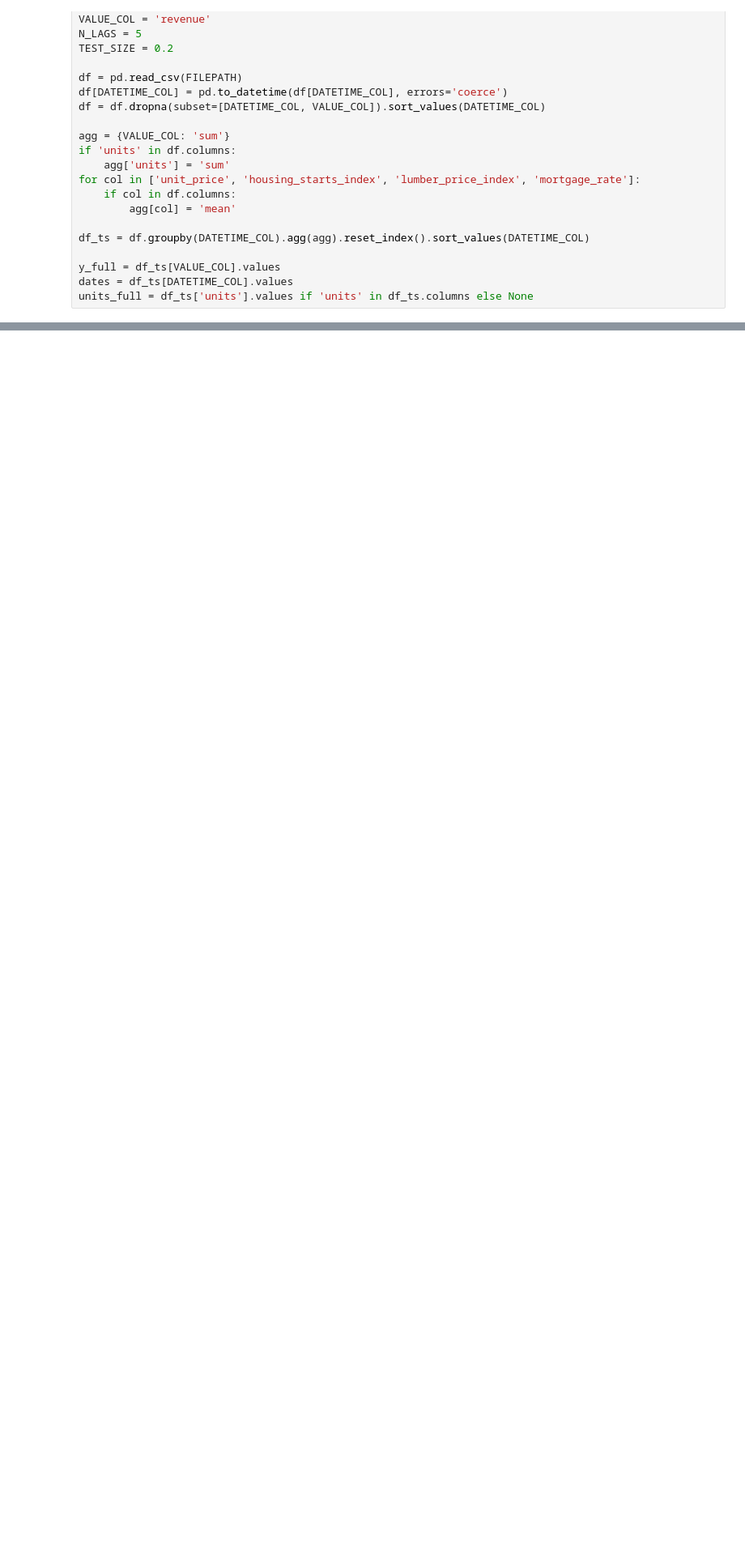
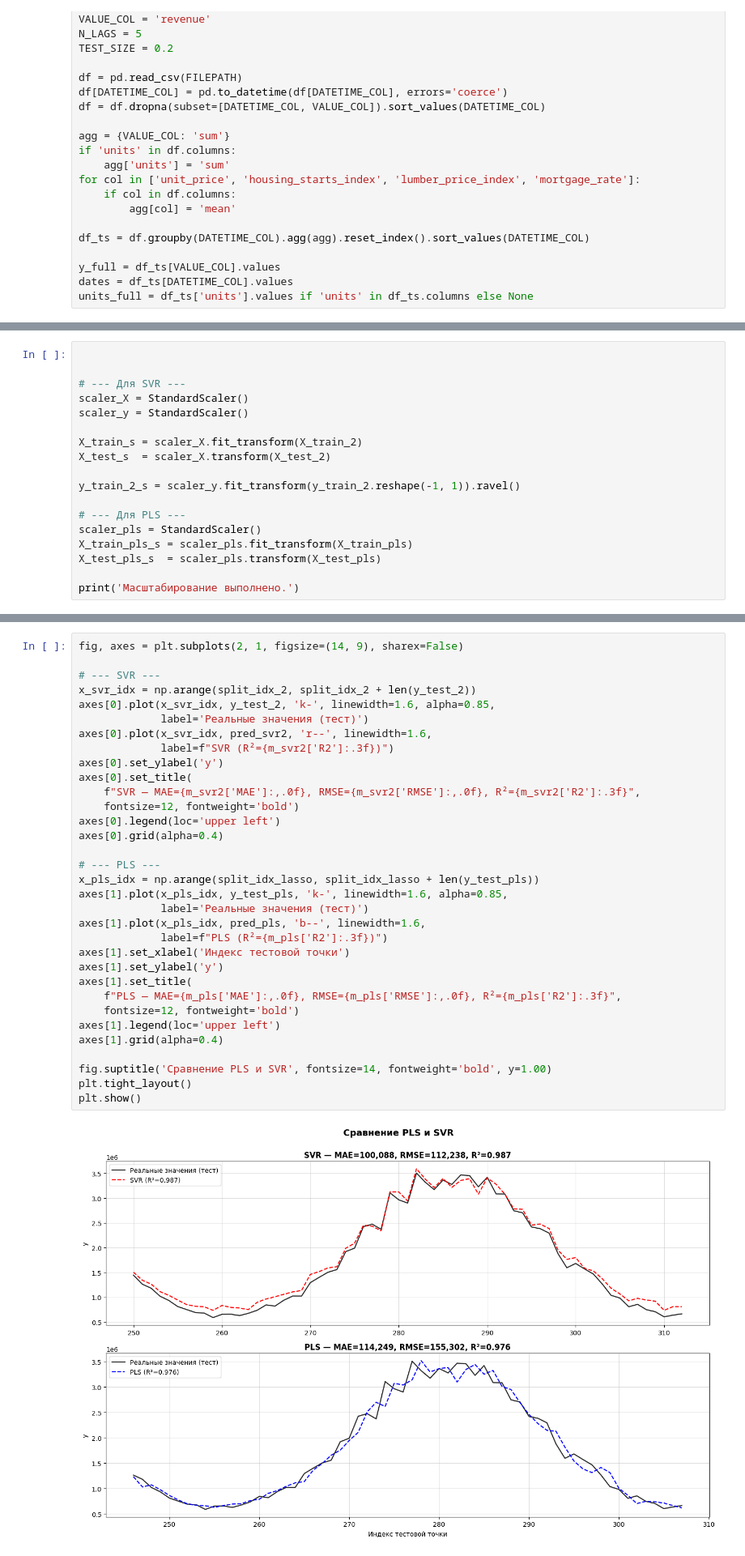
Before and after one commit to Poruch/Data_analysis_with_Python, a Jupyter notebook: Задание_3_Мальшаков_АА_РИС24-3.ipynb, the cells around one changed output, grey strips where cells are left out. Shown at 81% size. Drawn from its saved outputs; the diff is of its cells as text; blank space fills up the shorter version.

```diff
--- a/Задание_3_Мальшаков_АА_РИС24-3.ipynb
+++ b/Задание_3_Мальшаков_АА_РИС24-3.ipynb
@@ -95,0 +90,18 @@ KeyError: "None of [Index(['lag_1', 'lag_2', 'lag_3', 'lag_4', 'lag_5'], dtype='
+# %%
+
+
+# --- Для SVR ---
+scaler_X = StandardScaler()
+scaler_y = StandardScaler()
+
+X_train_s = scaler_X.fit_transform(X_train_2)
+X_test_s  = scaler_X.transform(X_test_2)
+
+y_train_2_s = scaler_y.fit_transform(y_train_2.reshape(-1, 1)).ravel()
+
+# --- Для PLS ---
+scaler_pls = StandardScaler()
+X_train_pls_s = scaler_pls.fit_transform(X_train_pls)
+X_test_pls_s  = scaler_pls.transform(X_test_pls)
+
+print('Масштабирование выполнено.')
@@ -175 +159,36 @@ Lasso                MAE=100,848 RMSE=127,938 MAPE=6.70% MASE=0.634 R2=0.9836
+# %%
+fig, axes = plt.subplots(2, 1, figsize=(14, 9), sharex=False)
+
+# --- SVR ---
+x_svr_idx = np.arange(split_idx_2, split_idx_2 + len(y_test_2))
+axes[0].plot(x_svr_idx, y_test_2, 'k-', linewidth=1.6, alpha=0.85,
+             label='Реальные значения (тест)')
+axes[0].plot(x_svr_idx, pred_svr2, 'r--', linewidth=1.6,
+             label=f"SVR (R²={m_svr2['R2']:.3f})")
+axes[0].set_ylabel('y')
+axes[0].set_title(
+    f"SVR — MAE={m_svr2['MAE']:,.0f}, RMSE={m_svr2['RMSE']:,.0f}, R²={m_svr2['R2']:.3f}",
+    fontsize=12, fontweight='bold')
+axes[0].legend(loc='upper left')
+axes[0].grid(alpha=0.4)
+
+# --- PLS ---
+x_pls_idx = np.arange(split_idx_lasso, split_idx_lasso + len(y_test_pls))
+axes[1].plot(x_pls_idx, y_test_pls, 'k-', linewidth=1.6, alpha=0.85,
+             label='Реальные значения (тест)')
+axes[1].plot(x_pls_idx, pred_pls, 'b--', linewidth=1.6,
+             label=f"PLS (R²={m_pls['R2']:.3f})")
+axes[1].set_xlabel('Индекс тестовой точки')
+axes[1].set_ylabel('y')
+axes[1].set_title(
+    f"PLS — MAE={m_pls['MAE']:,.0f}, RMSE={m_pls['RMSE']:,.0f}, R²={m_pls['R2']:.3f}",
+    fontsize=12, fontweight='bold')
+axes[1].legend(loc='upper left')
+axes[1].grid(alpha=0.4)
+
+fig.suptitle('Сравнение PLS и SVR', fontsize=14, fontweight='bold', y=1.00)
+plt.tight_layout()
+plt.show()
+# %% [output]
+[figure, added]
 # %%
```
Also changed, not shown: parts of 19 cells of this notebook, 1 other file.
